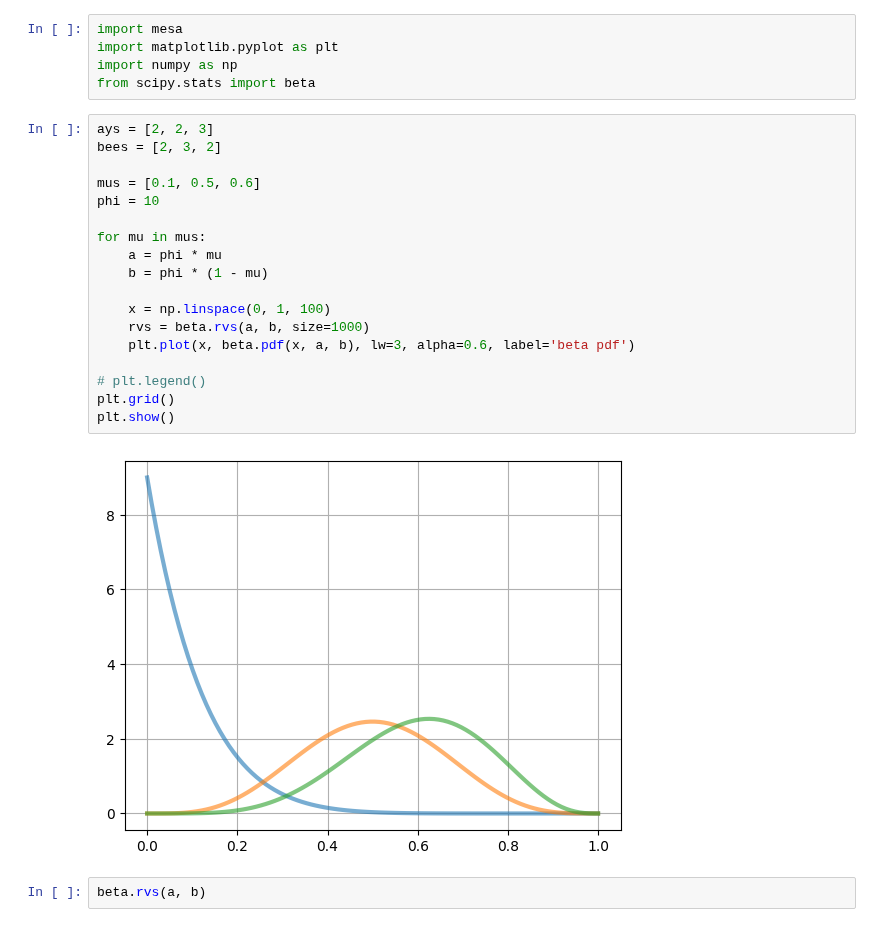
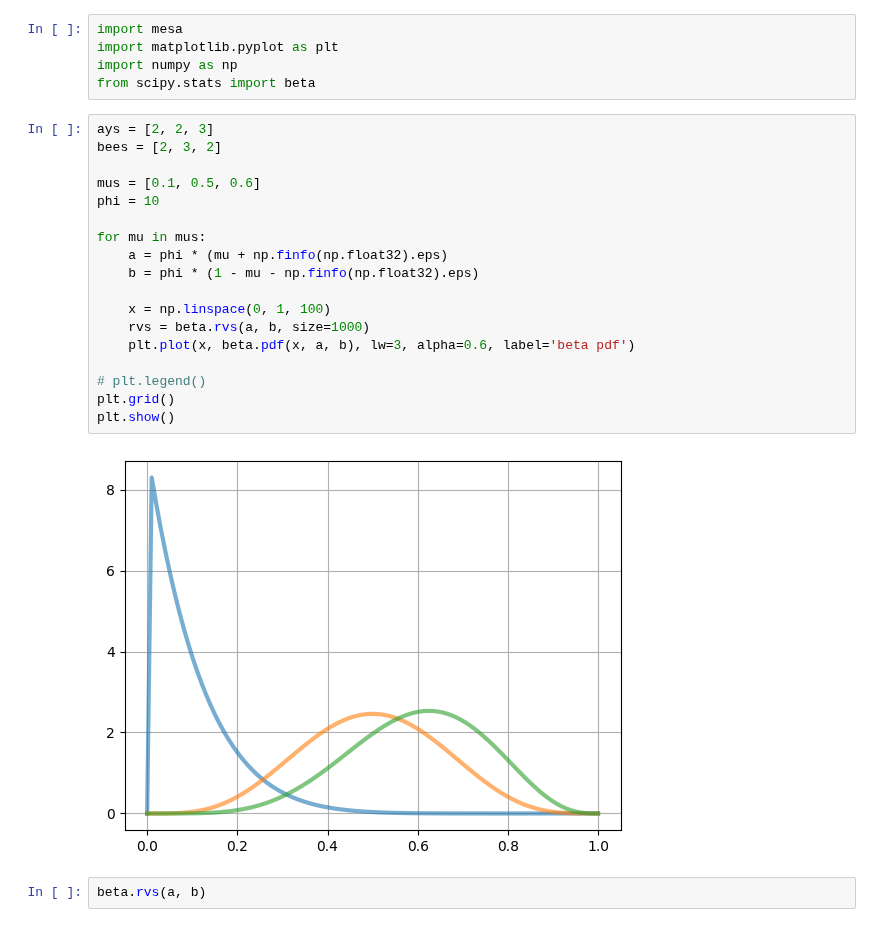
Before and after one commit to jonas4climate/honeybee-colony-abm, a Jupyter notebook: continuous_model/continuous_test.ipynb, the cells around one changed output. Saved outputs shown, nothing was run; the diff lists cells and outputs as text.

```diff
--- a/continuous_model/continuous_test.ipynb
+++ b/continuous_model/continuous_test.ipynb
@@ -21,23 +21,23 @@ from scipy.stats import beta
 # %%
 ays = [2, 2, 3]
 bees = [2, 3, 2]
 
 mus = [0.1, 0.5, 0.6]
 phi = 10
 
 for mu in mus:
-    a = phi * mu
-    b = phi * (1 - mu)
+    a = phi * (mu + np.finfo(np.float32).eps)
+    b = phi * (1 - mu - np.finfo(np.float32).eps)
 
     x = np.linspace(0, 1, 100)
     rvs = beta.rvs(a, b, size=1000)
     plt.plot(x, beta.pdf(x, a, b), lw=3, alpha=0.6, label='beta pdf')
 
 # plt.legend()
 plt.grid()
 plt.show()
 # %% [output]
-[figure, old version]
+[figure, new version]
 # %%
 beta.rvs(a, b)
 # %% [output]
```
Also changed, not shown: parts of 1 cell of this notebook, 2 other files.
